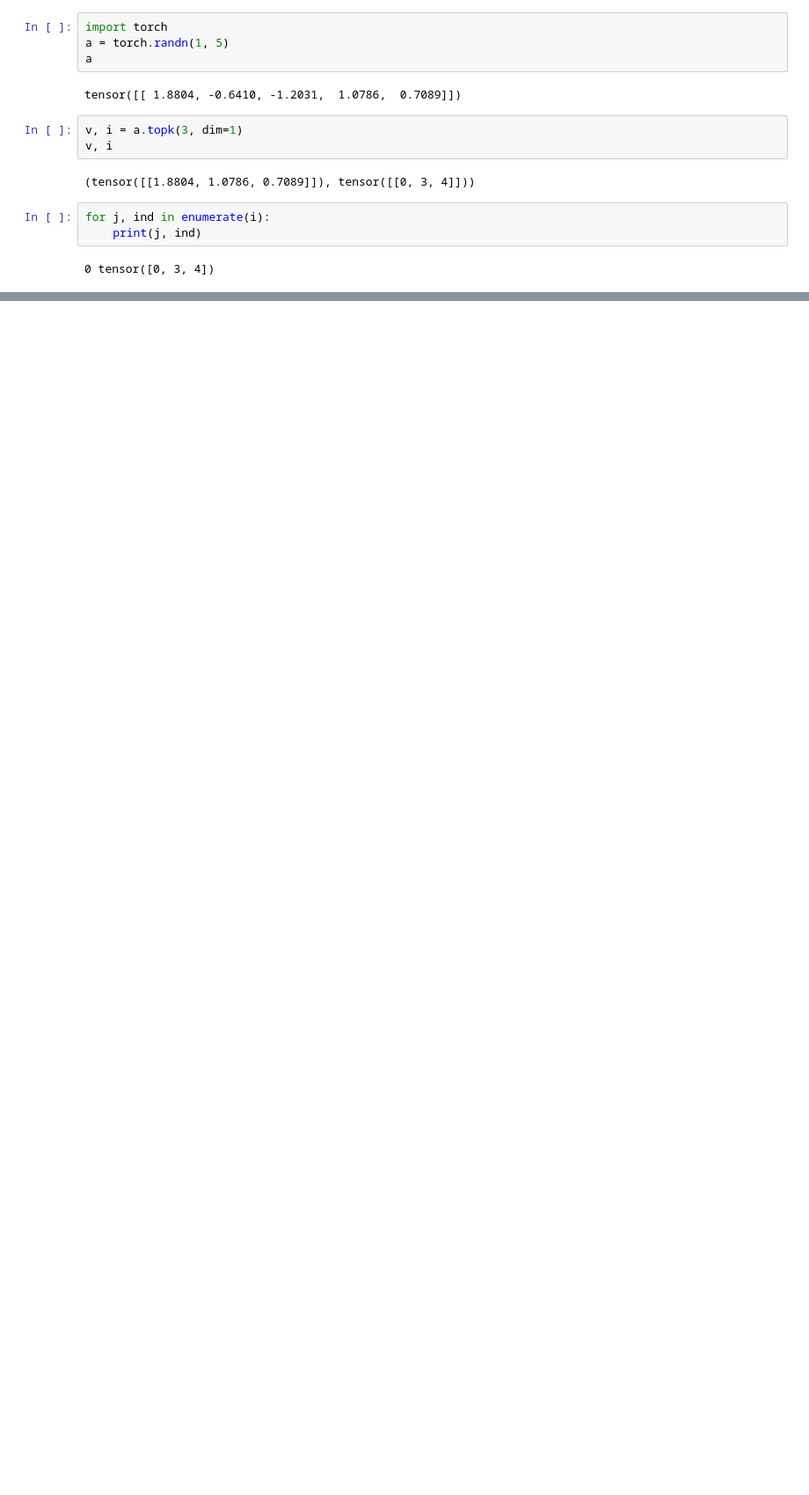
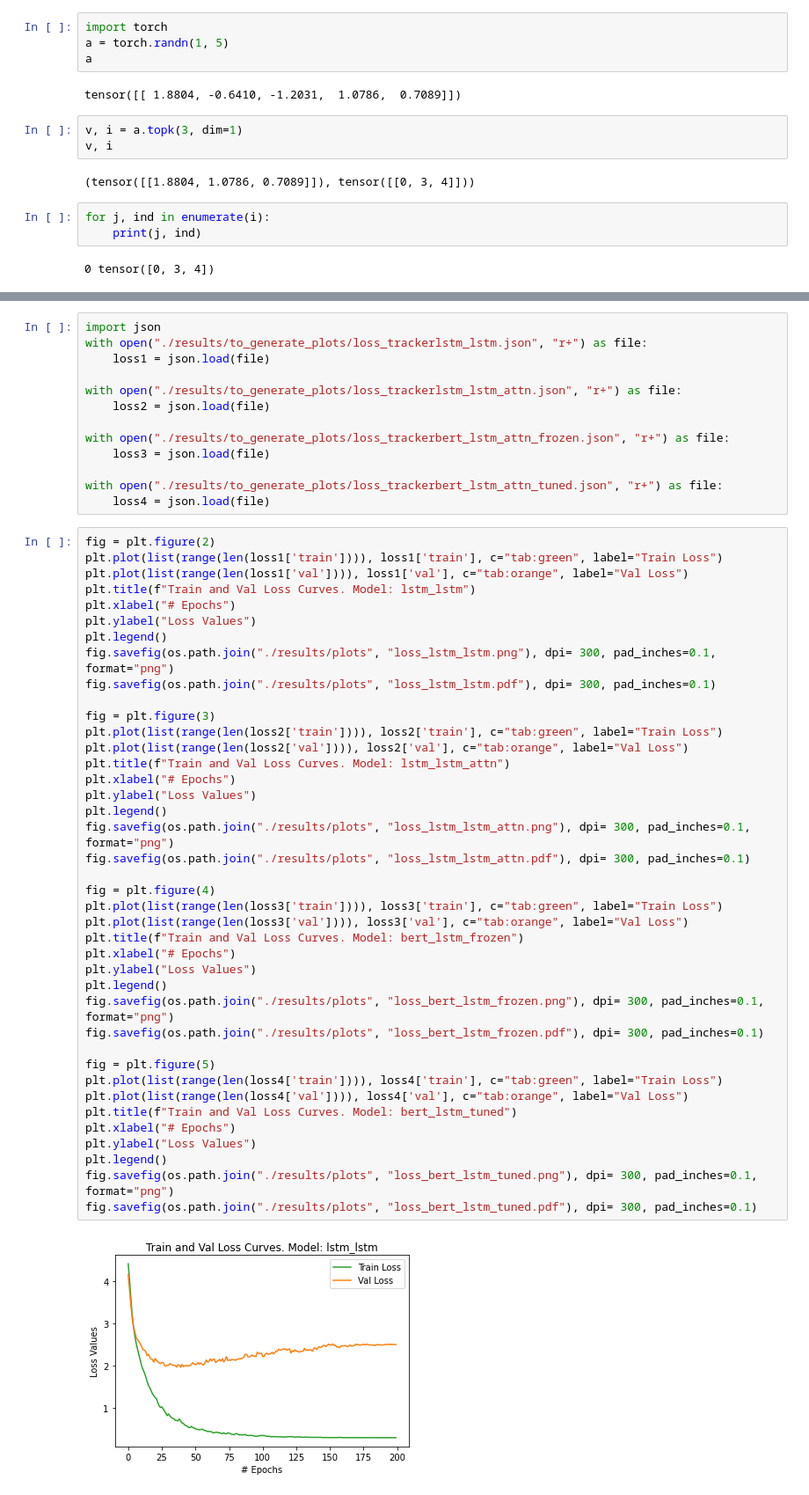
Before and after one commit to CosmoLuminous/deep-learning-col775, a Jupyter notebook: a1/text2sql/encoder_decoder.ipynb, the cells around one changed output, grey strips where cells are left out. Shown at 88% size. Saved outputs shown, nothing was run; the diff lists cells and outputs as text; blank space fills up the shorter version.

```diff
--- a/a1/text2sql/encoder_decoder.ipynb
+++ b/a1/text2sql/encoder_decoder.ipynb
@@ -446,0 +585,55 @@ for j, ind in enumerate(i):
+# %%
+import json
+with open("./results/to_generate_plots/loss_trackerlstm_lstm.json", "r+") as file:
+    loss1 = json.load(file)
+
+with open("./results/to_generate_plots/loss_trackerlstm_lstm_attn.json", "r+") as file:
+    loss2 = json.load(file)
+
+with open("./results/to_generate_plots/loss_trackerbert_lstm_attn_frozen.json", "r+") as file:
+    loss3 = json.load(file)
+
+with open("./results/to_generate_plots/loss_trackerbert_lstm_attn_tuned.json", "r+") as file:
+    loss4 = json.load(file)
+# %%
+fig = plt.figure(2)
+plt.plot(list(range(len(loss1['train']))), loss1['train'], c="tab:green", label="Train Loss")
+plt.plot(list(range(len(loss1['val']))), loss1['val'], c="tab:orange", label="Val Loss")
+plt.title(f"Train and Val Loss Curves. Model: lstm_lstm")
+plt.xlabel("# Epochs")
+plt.ylabel("Loss Values")
+plt.legend()
+fig.savefig(os.path.join("./results/plots", "loss_lstm_lstm.png"), dpi= 300, pad_inches=0.1, format="png")
+fig.savefig(os.path.join("./results/plots", "loss_lstm_lstm.pdf"), dpi= 300, pad_inches=0.1)
+
+fig = plt.figure(3)
+plt.plot(list(range(len(loss2['train']))), loss2['train'], c="tab:green", label="Train Loss")
+plt.plot(list(range(len(loss2['val']))), loss2['val'], c="tab:orange", label="Val Loss")
+plt.title(f"Train and Val Loss Curves. Model: lstm_lstm_attn")
+plt.xlabel("# Epochs")
+plt.ylabel("Loss Values")
+plt.legend()
+fig.savefig(os.path.join("./results/plots", "loss_lstm_lstm_attn.png"), dpi= 300, pad_inches=0.1, format="png")
+fig.savefig(os.path.join("./results/plots", "loss_lstm_lstm_attn.pdf"), dpi= 300, pad_inches=0.1)
+
+fig = plt.figure(4)
+plt.plot(list(range(len(loss3['train']))), loss3['train'], c="tab:green", label="Train Loss")
+plt.plot(list(range(len(loss3['val']))), loss3['val'], c="tab:orange", label="Val Loss")
+plt.title(f"Train and Val Loss Curves. Model: bert_lstm_frozen")
+plt.xlabel("# Epochs")
+plt.ylabel("Loss Values")
+plt.legend()
+fig.savefig(os.path.join("./results/plots", "loss_bert_lstm_frozen.png"), dpi= 300, pad_inches=0.1, format="png")
+fig.savefig(os.path.join("./results/plots", "loss_bert_lstm_frozen.pdf"), dpi= 300, pad_inches=0.1)
+
+fig = plt.figure(5)
+plt.plot(list(range(len(loss4['train']))), loss4['train'], c="tab:green", label="Train Loss")
+plt.plot(list(range(len(loss4['val']))), loss4['val'], c="tab:orange", label="Val Loss")
+plt.title(f"Train and Val Loss Curves. Model: bert_lstm_tuned")
+plt.xlabel("# Epochs")
+plt.ylabel("Loss Values")
+plt.legend()
+fig.savefig(os.path.join("./results/plots", "loss_bert_lstm_tuned.png"), dpi= 300, pad_inches=0.1, format="png")
+fig.savefig(os.path.join("./results/plots", "loss_bert_lstm_tuned.pdf"), dpi= 300, pad_inches=0.1)
+# %% [output]
+[figure, added]
```
Also changed, not shown: parts of 24 cells of this notebook, 15 other files.
